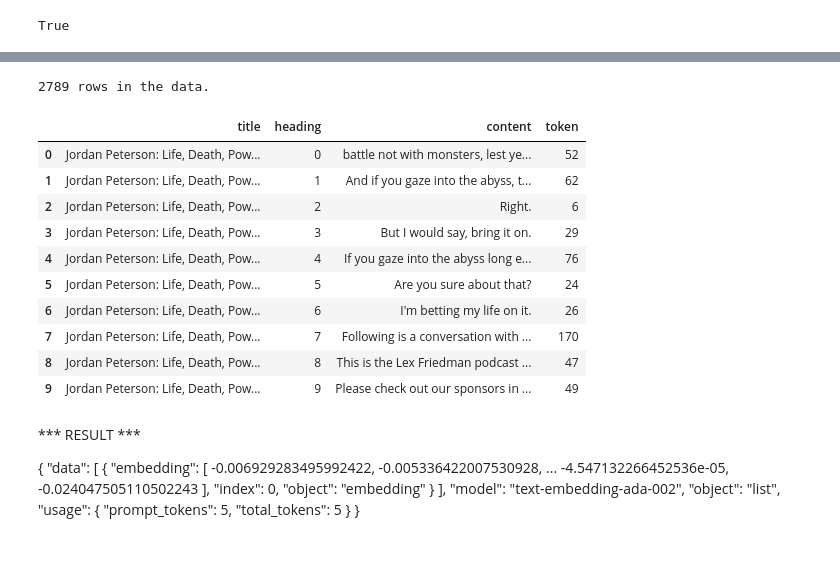
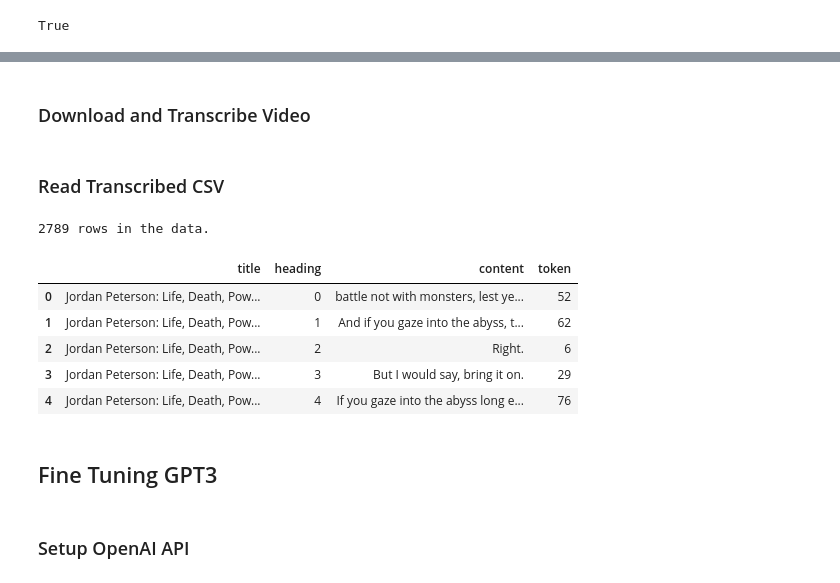
Before and after one commit to jaumeferr/CS5422-Project, a Jupyter notebook: research/podcast_embeddings/gpt3_test_podcasts.ipynb, the cells around one changed output, grey strips where cells are left out. Drawn from its saved outputs; the diff is of its cells as text; code cells hidden in the pictures; blank space fills up the shorter version.

Commit message:
Added full pipeline to get embeddings and question based on embeddings

```diff
--- a/research/podcast_embeddings/gpt3_test_podcasts.ipynb
+++ b/research/podcast_embeddings/gpt3_test_podcasts.ipynb
@@ -22,3 +33,5 @@ True
+# %% [markdown]
+### Download and Transcribe Video
 # %%
 # Download Video
 
@@ -58,20 +70,17 @@ trans_df.to_csv('video_text_long.csv', index=False)
 
 # print the DataFrame
 trans_df
+# %% [markdown]
+### Read Transcribed CSV
 # %%
 df = pd.read_csv('video_text_long.csv', header=0, names=["title", "heading", "content", "token"])
 print(f"{len(df)} rows in the data.")
-df.head(10)
+df.head(5)
 # %% [output]
 2789 rows in the data.
 |  | title | heading | content | token |
 | 0 | Jordan Peterson: Life, Death, Pow... | 0 | battle not with monsters, lest ye... | 52 |
 | 1 | Jordan Peterson: Life, Death, Pow... | 1 | And if you gaze into the abyss, t... | 62 |
 | 2 | Jordan Peterson: Life, Death, Pow... | 2 | Right. | 6 |
 | 3 | Jordan Peterson: Life, Death, Pow... | 3 | But I would say, bring it on. | 29 |
 | 4 | Jordan Peterson: Life, Death, Pow... | 4 | If you gaze into the abyss long e... | 76 |
-| 5 | Jordan Peterson: Life, Death, Pow... | 5 | Are you sure about that? | 24 |
-| 6 | Jordan Peterson: Life, Death, Pow... | 6 | I'm betting my life on it. | 26 |
-| 7 | Jordan Peterson: Life, Death, Pow... | 7 | Following is a conversation with ... | 170 |
-| 8 | Jordan Peterson: Life, Death, Pow... | 8 | This is the Lex Friedman podcast ... | 47 |
-| 9 | Jordan Peterson: Life, Death, Pow... | 9 | Please check out our sponsors in ... | 49 |
@@ -118,24 +87,4 @@ test_emb = get_embedding(prompt, EMBEDDING_MODEL)
-# %% [markdown]
-*** RESULT ***
-
-{
-  "data": [
-    {
-      "embedding": [
-        -0.006929283495992422,
-        -0.005336422007530928,
-        ...
-        -4.547132266452536e-05,
-        -0.024047505110502243
-      ],
-      "index": 0,
-      "object": "embedding"
-    }
-  ],
-  "model": "text-embedding-ada-002",
-  "object": "list",
-  "usage": {
-    "prompt_tokens": 5,
-    "total_tokens": 5
-  }
-}
+# %% [markdown]
+## Fine Tuning GPT3
+# %% [markdown]
+### Setup OpenAI API
```
Also changed, not shown: parts of 20 cells of this notebook.
